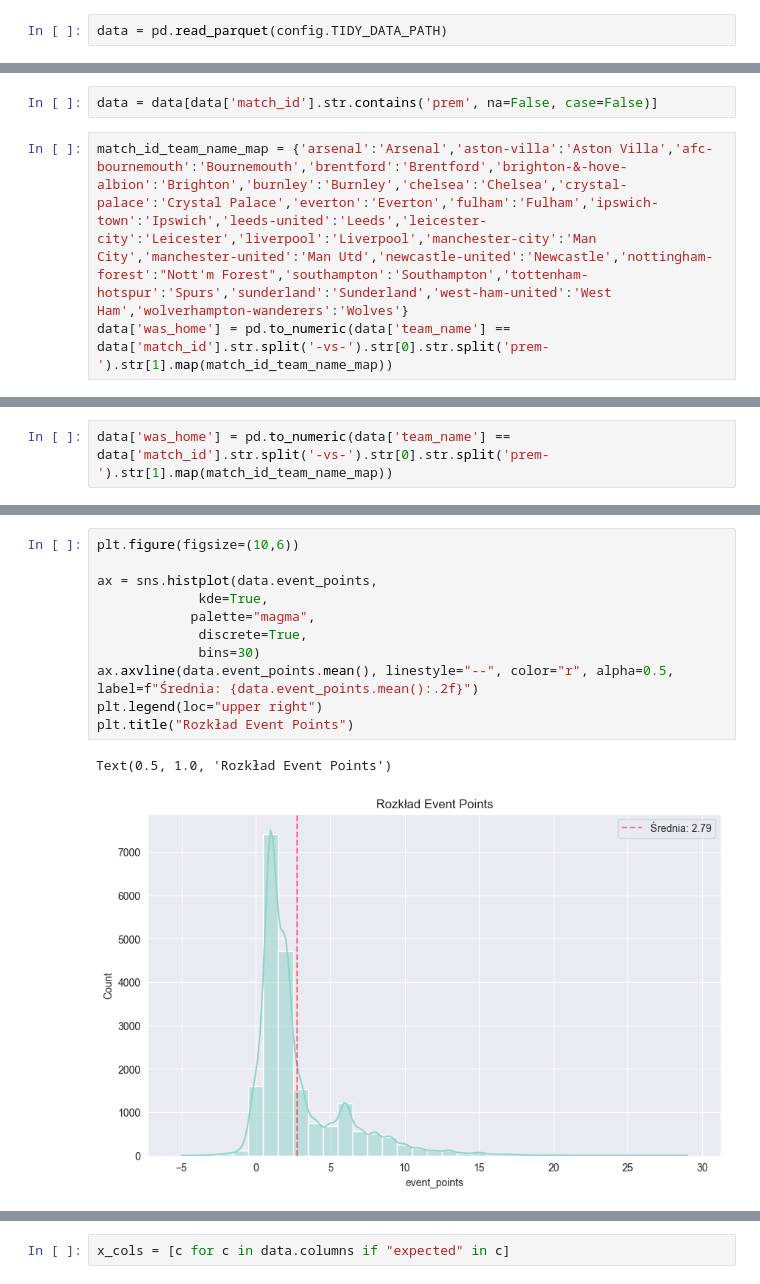
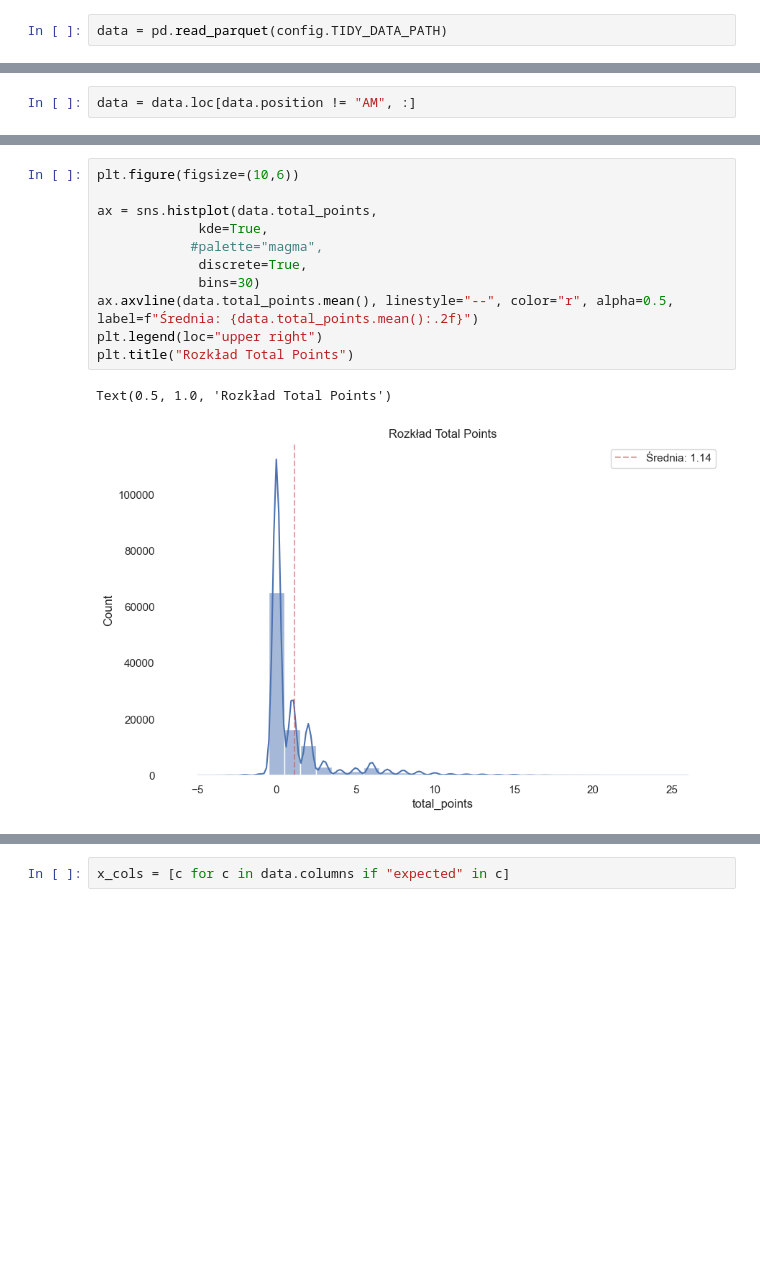
Before and after one commit to ruus77/FPL-Points-Predictions, a Jupyter notebook: Notebooks/Data_Preparation/EDA.ipynb, the cells around one changed output, grey strips where cells are left out. Cells and saved outputs as stored; diff of their text form; blank space fills up the shorter version.

```diff
--- a/Notebooks/Data_Preparation/EDA.ipynb
+++ b/Notebooks/Data_Preparation/EDA.ipynb
@@ -13,3 +33,5 @@ data = pd.read_parquet(config.TIDY_DATA_PATH)
+# %%
+data = data.loc[data.position != "AM", :]
 # %%
 data = sort_data(data)
 data.head()
@@ -43,5 +60,0 @@ data[~data['match_id'].str.contains('prem', na=False)]
-# %%
-data = data[data['match_id'].str.contains('prem', na=False, case=False)]
-# %%
-match_id_team_name_map = {'arsenal':'Arsenal','aston-villa':'Aston Villa','afc-bournemouth':'Bournemouth','brentford':'Brentford','brighton-&-hove-albion':'Brighton','burnley':'Burnley','chelsea':'Chelsea','crystal-palace':'Crystal Palace','everton':'Everton','fulham':'Fulham','ipswich-town':'Ipswich','leeds-united':'Leeds','leicester-city':'Leicester','liverpool':'Liverpool','manchester-city':'Man City','manchester-united':'Man Utd','newcastle-united':'Newcastle','nottingham-forest':"Nott'm Forest",'southampton':'Southampton','tottenham-hotspur':'Spurs','sunderland':'Sunderland','west-ham-united':'West Ham','wolverhampton-wanderers':'Wolves'}
-data['was_home'] = pd.to_numeric(data['team_name'] == data['match_id'].str.split('-vs-').str[0].str.split('prem-').str[1].map(match_id_team_name_map))
@@ -55,2 +60,0 @@ match_id_team_name_map[raw_home[~raw_home.isin(match_id_team_name_map.keys())].u
-# %%
-data['was_home'] = pd.to_numeric(data['team_name'] == data['match_id'].str.split('-vs-').str[0].str.split('prem-').str[1].map(match_id_team_name_map))
@@ -87,16 +87,16 @@ plt.tight_layout()
 # %%
 plt.figure(figsize=(10,6))
 
-ax = sns.histplot(data.event_points,
+ax = sns.histplot(data.total_points,
              kde=True,
-            palette="magma",
+            #palette="magma",
              discrete=True,
              bins=30)
-ax.axvline(data.event_points.mean(), linestyle="--", color="r", alpha=0.5, label=f"Średnia: {data.event_points.mean():.2f}")
+ax.axvline(data.total_points.mean(), linestyle="--", color="r", alpha=0.5, label=f"Średnia: {data.total_points.mean():.2f}")
 plt.legend(loc="upper right")
-plt.title("Rozkład Event Points")
+plt.title("Rozkład Total Points")
 # %% [output]
-Text(0.5, 1.0, 'Rozkład Event Points')
+Text(0.5, 1.0, 'Rozkład Total Points')
-[figure, old version]
+[figure, new version]
 # %%
 corr = data.select_dtypes(exclude=["object", "string"]).corr().apply(np.abs)
```
Also changed, not shown: parts of 35 cells of this notebook.
